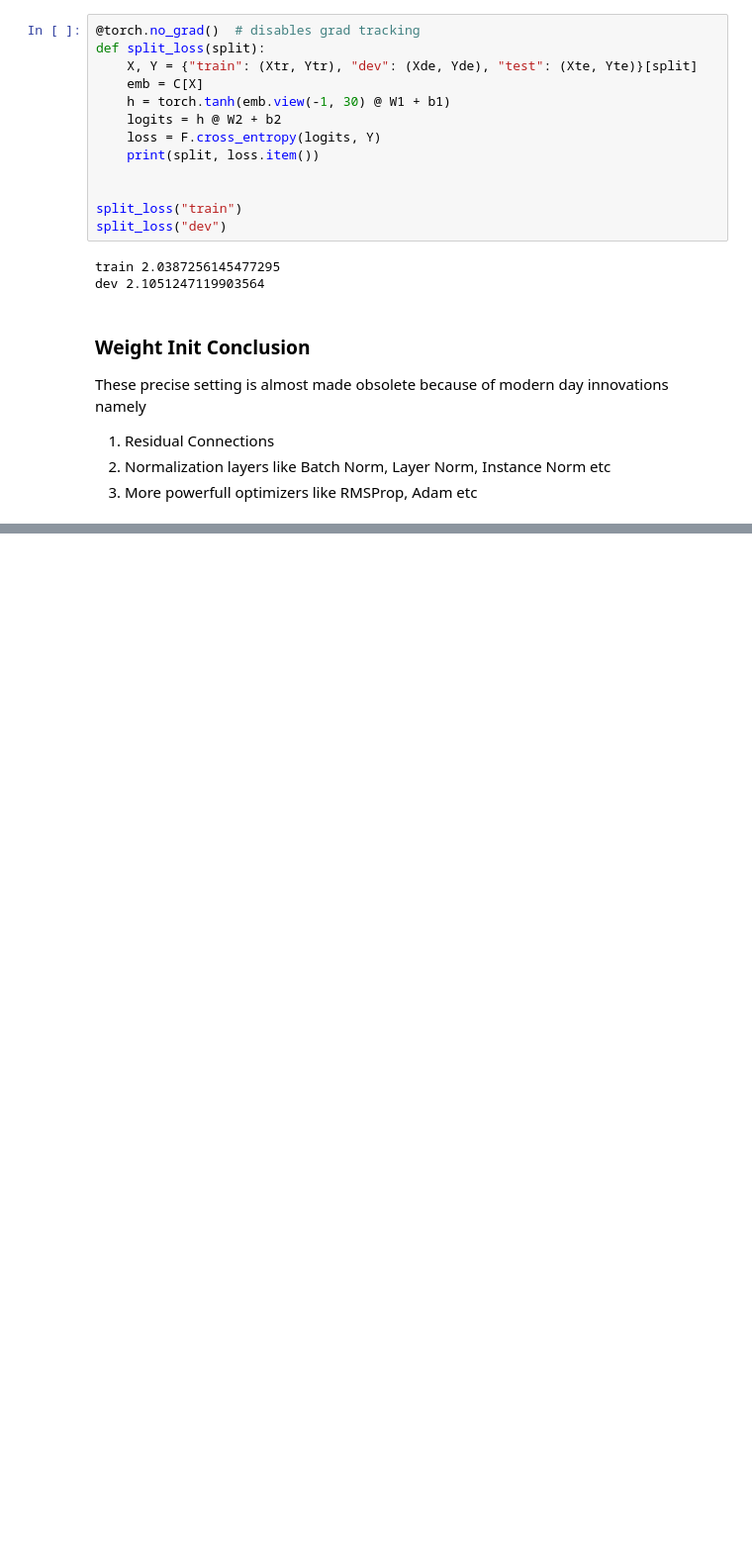
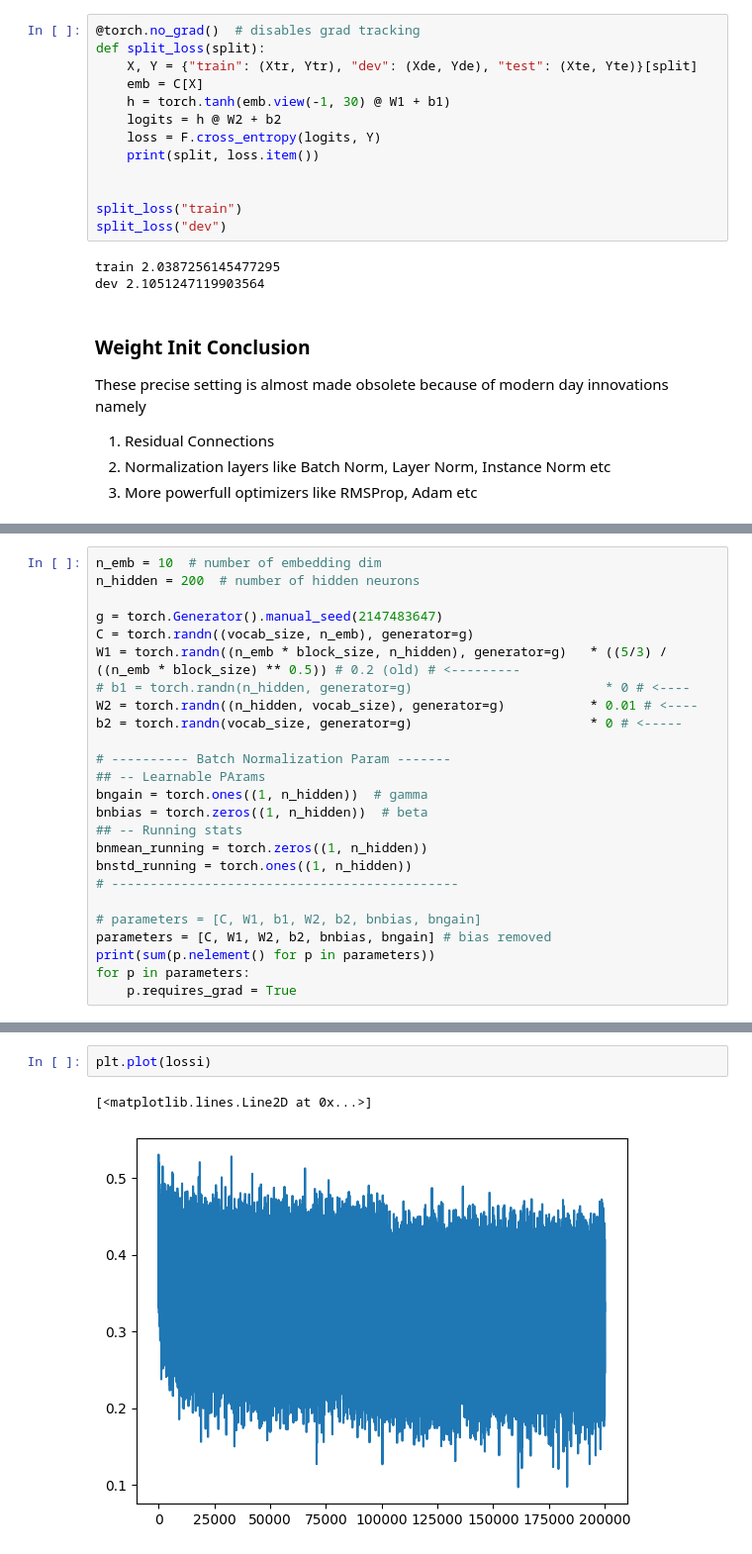
Before and after one commit to mnjm/makemore, a Jupyter notebook: 3-mlp-2.ipynb, the cells around one changed output, grey strips where cells are left out. Shown at 99% size. Cells and saved outputs as stored; diff of their text form; blank space fills up the shorter version.

Commit message:
batch norm

```diff
--- a/3-mlp-2.ipynb
+++ b/3-mlp-2.ipynb
@@ -612,0 +666,25 @@ These precise setting is almost made obsolete because of modern day innovations
+# %%
+n_emb = 10  # number of embedding dim
+n_hidden = 200  # number of hidden neurons
+
+g = torch.Generator().manual_seed(2147483647)
+C = torch.randn((vocab_size, n_emb), generator=g)
+W1 = torch.randn((n_emb * block_size, n_hidden), generator=g)   * ((5/3) / ((n_emb * block_size) ** 0.5)) # 0.2 (old) # <---------
+# b1 = torch.randn(n_hidden, generator=g)                         * 0 # <----
+W2 = torch.randn((n_hidden, vocab_size), generator=g)           * 0.01 # <----
+b2 = torch.randn(vocab_size, generator=g)                       * 0 # <-----
+
+# ---------- Batch Normalization Param -------
+## -- Learnable PArams
+bngain = torch.ones((1, n_hidden))  # gamma
+bnbias = torch.zeros((1, n_hidden))  # beta
+## -- Running stats
+bnmean_running = torch.zeros((1, n_hidden))
+bnstd_running = torch.ones((1, n_hidden))
+# ---------------------------------------------
+
+# parameters = [C, W1, b1, W2, b2, bnbias, bngain]
+parameters = [C, W1, W2, b2, bnbias, bngain] # bias removed
+print(sum(p.nelement() for p in parameters))
+for p in parameters:
+    p.requires_grad = True
@@ -612,0 +758,5 @@ These precise setting is almost made obsolete because of modern day innovations
+# %%
+plt.plot(lossi)
+# %% [output]
+[<matplotlib.lines.Line2D at 0x...>]
+[figure, added]
```
Also changed, not shown: parts of 5 cells of this notebook.
